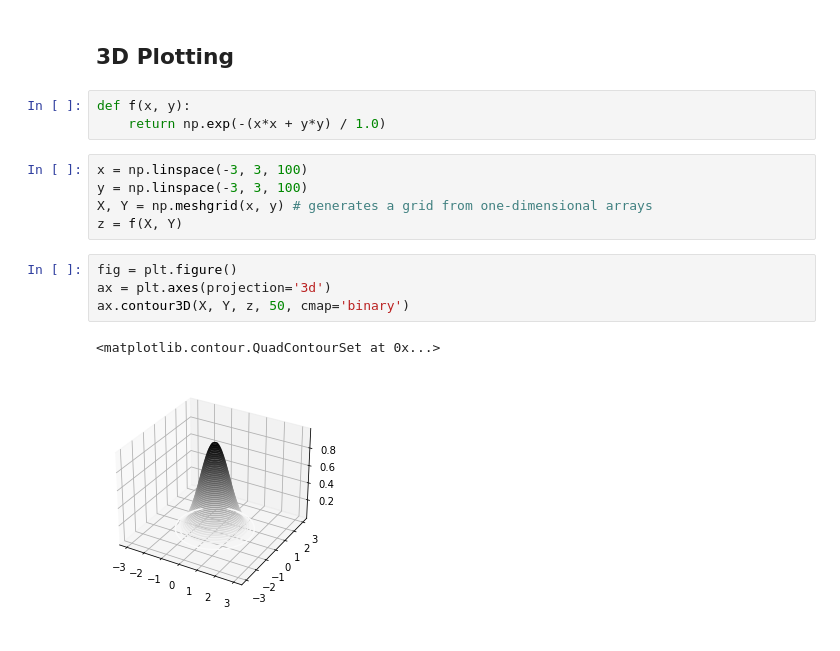
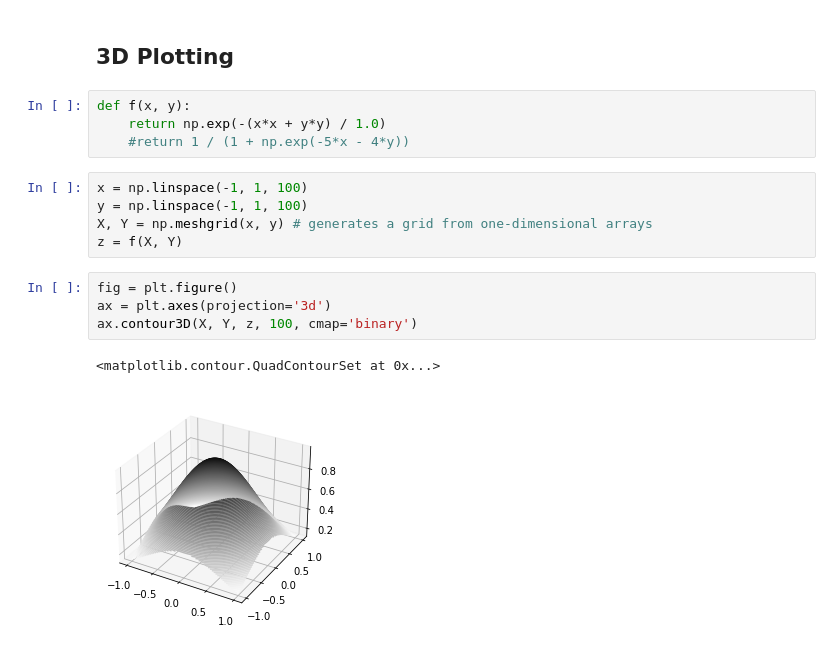
Before and after one commit to luigiselmi/datascience, a Jupyter notebook: python/scipy-numpy-cheat-sheet.ipynb, the cells around one changed output. Drawn from its saved outputs; the diff is of its cells as text.

```diff
--- a/python/scipy-numpy-cheat-sheet.ipynb
+++ b/python/scipy-numpy-cheat-sheet.ipynb
@@ -770,15 +769,16 @@ Text(0.5, 1.0, 'Interpolated')
 # %%
 def f(x, y):
     return np.exp(-(x*x + y*y) / 1.0)
+    #return 1 / (1 + np.exp(-5*x - 4*y))
 # %%
-x = np.linspace(-3, 3, 100)
-y = np.linspace(-3, 3, 100)
+x = np.linspace(-1, 1, 100)
+y = np.linspace(-1, 1, 100)
 X, Y = np.meshgrid(x, y) # generates a grid from one-dimensional arrays
 z = f(X, Y)
 # %%
 fig = plt.figure()
 ax = plt.axes(projection='3d')
-ax.contour3D(X, Y, z, 50, cmap='binary')
+ax.contour3D(X, Y, z, 100, cmap='binary')
 # %% [output]
 <matplotlib.contour.QuadContourSet at 0x...>
-[figure, old version]
+[figure, new version]
```
Also changed, not shown: parts of 16 cells of this notebook.
